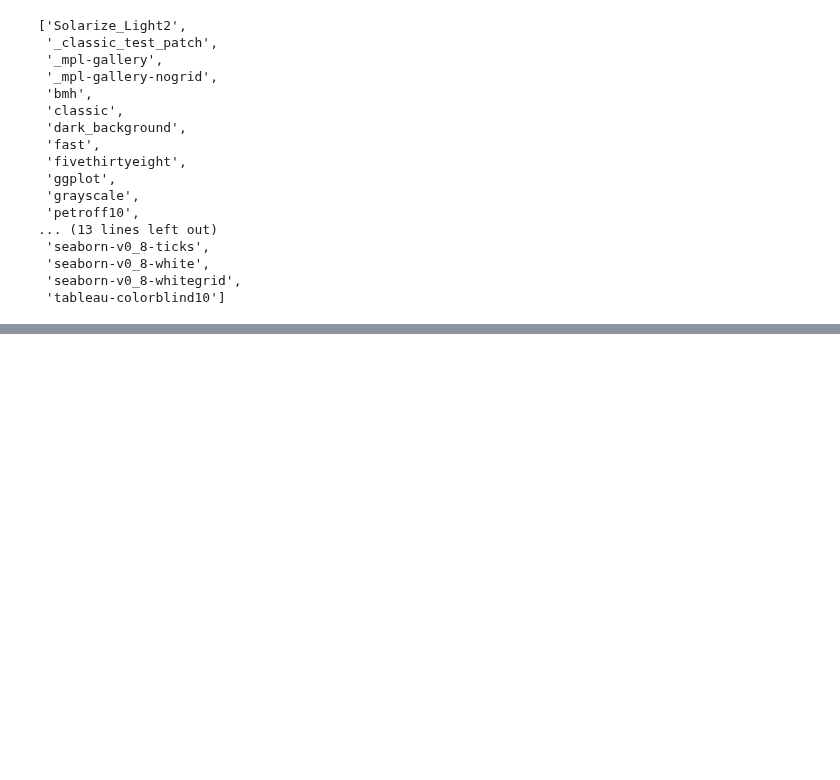
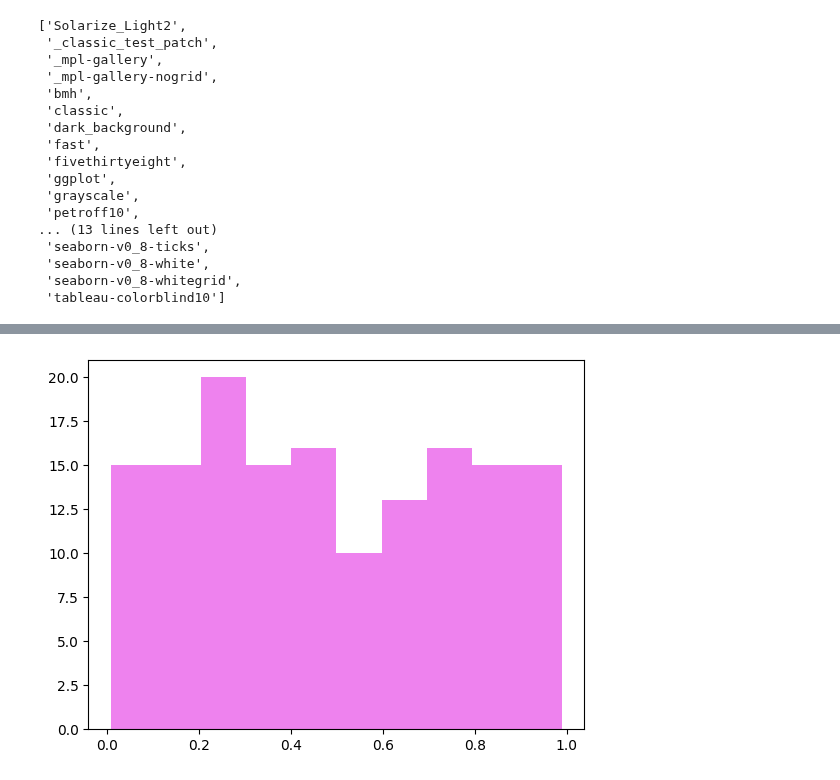
Before and after one commit to corpsedust/NareshIT, a Jupyter notebook: Self-practice(Tasks and IQ stuff)/Matplotlibpractice.ipynb, the cells around one changed output, grey strips where cells are left out. Cells and saved outputs as stored; diff of their text form; code cells hidden in the pictures; blank space fills up the shorter version.

```diff
--- a/Self-practice(Tasks and IQ stuff)/Matplotlibpractice.ipynb
+++ b/Self-practice(Tasks and IQ stuff)/Matplotlibpractice.ipynb
@@ -290,0 +304,6 @@ plt.plot(x, np.sin(x), "Pink")
+# %%
+p = np.random.rand(150)
+plt.hist(p, color = "violet")
+plt.show()
+# %% [output]
+[figure, added]
```
Also changed, not shown: parts of 10 cells of this notebook.
